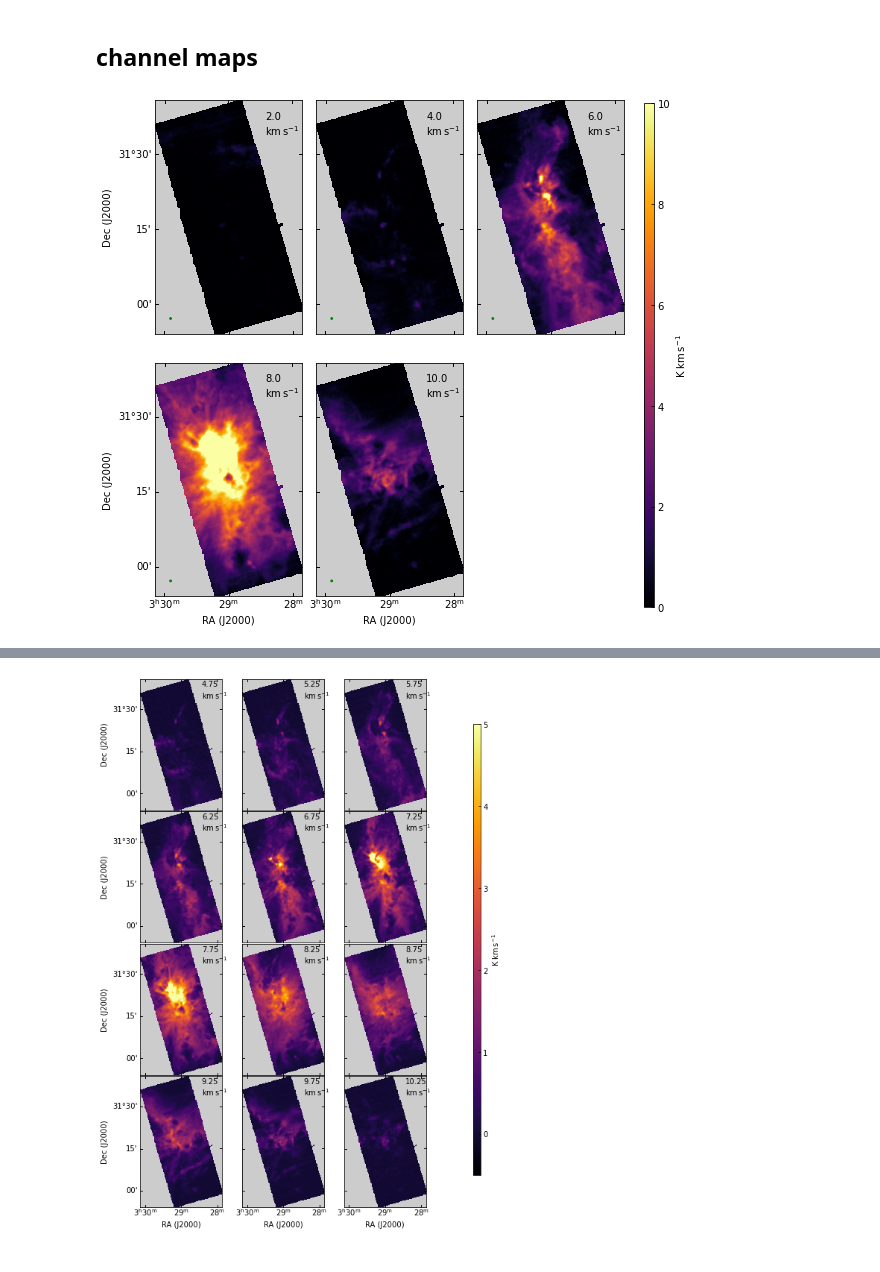
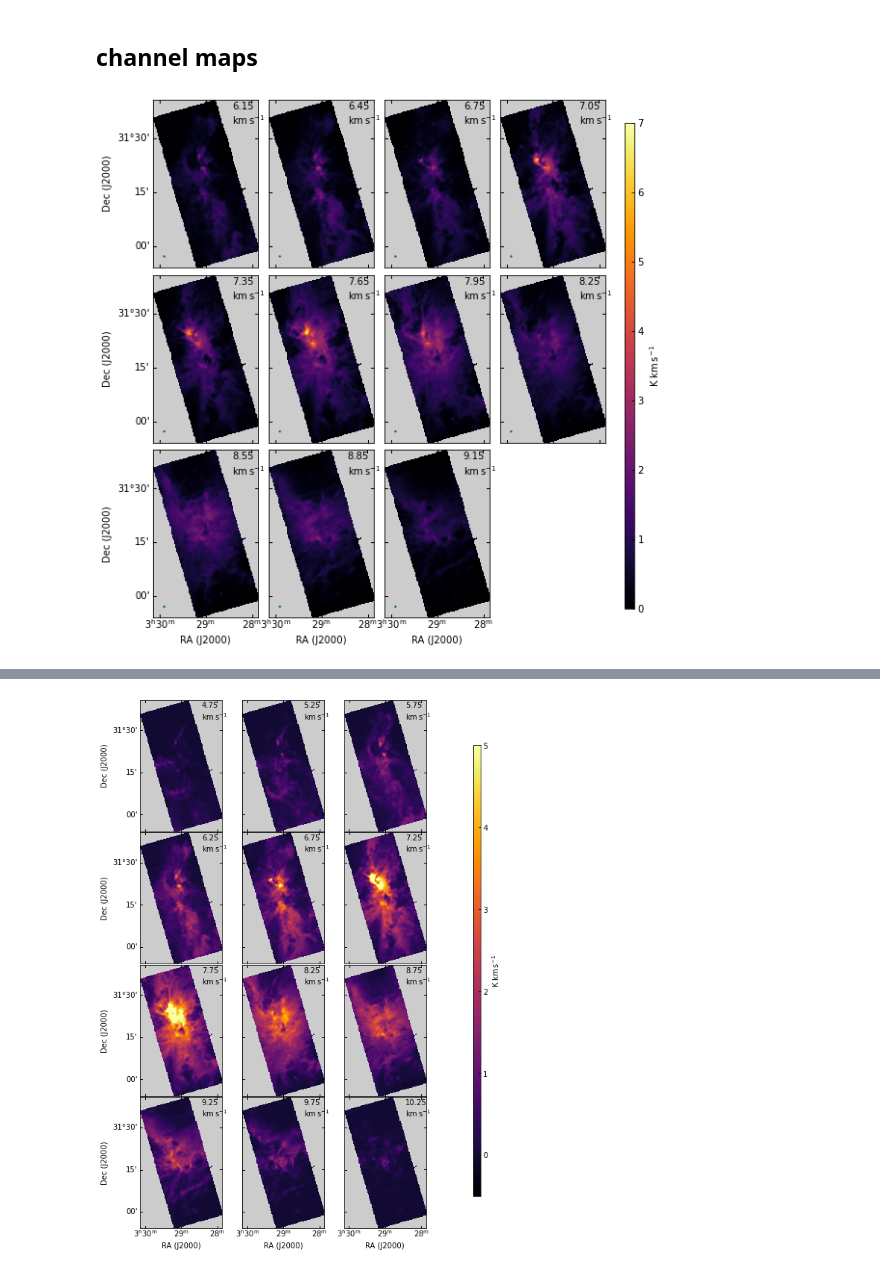
Before and after one commit to SpandanCh/SURFING_NGC1333, a Jupyter notebook: make_channel_maps.ipynb, the cells around one changed output, grey strips where cells are left out. Cells and saved outputs as stored; diff of their text form; code cells hidden in the pictures.

Commit message:
fixed velocity and header flatten functions

```diff
--- a/make_channel_maps.ipynb
+++ b/make_channel_maps.ipynb
@@ -34,8 +34,10 @@ def vel_axis(cb=None, hd=None):
     vel_rel = pos_rel * hd['cdelt3']     # convert to relative velocities
     vel_abs = vel_rel + hd['crval3']     # actual velocity values
 
-    if hd['cunit3'] == 'km s-1'
+    if hd['cunit3'] == 'km s-1' :
         vel_abs = vel_abs * u.km/u.s          # velocities with unit
+
+    return vel_abs
 # %% [markdown]
 ### make 2D header
 # %%
@@ -73,15 +75,18 @@ def plot_channel_maps(cb=None, hd=None, vmin=None, vmax=None, step=None, fig=Non
     fig, ax : matplotlib subplots
     """
 
+    vel_arr = vel_axis(cb=cb, hd=hd)
+
     v_chan_arr = np.arange(vmin, vmax, step)                         # create array with the endpoints of the channels
     n_chan = v_chan_arr.shape[0] - 1                                 # number of channels
-    v_chan_pos = np.zeros((n_chan, vel_axis.shape[0])).astype(bool)  # array with shape (no_of_chan, len_of_vel_ax)
+    v_chan_pos = np.zeros((n_chan, vel_arr.shape[0])).astype(bool)  # array with shape (no_of_chan, len_of_vel_ax)
+
 
     for i in range(n_chan):
         v1 = v_chan_arr[i]
         v2 = v_chan_arr[i + 1]
         vmid = np.round((v1 + v2)/2, 2)
-        v_chan_pos[i] = (vel_axis.value>=v1) * (vel_axis.value<v2)   # mask velocities outside the corresponding channels
+        v_chan_pos[i] = (vel_arr.value>=v1) * (vel_arr.value<v2)   # mask velocities outside the corresponding channels
 
 
     ax_flat = ax.flatten()                                           # flatten axes to plot
@@ -140,14 +145,18 @@ def plot_channel_maps(cb=None, hd=None, vmin=None, vmax=None, step=None, fig=Non
 
 
     return fig, ax
+# %%
+hd2d = flatten_header(hd=hd_13CO)
+# %%
+wcs = WCS(hd2d)
 # %%
-fig, ax = plt.subplots(ncols=3, nrows=2, gridspec_kw={'hspace': -0.2, 'wspace' : 0.1, 'left':0.05,
+fig, ax = plt.subplots(ncols=4, nrows=3, gridspec_kw={'hspace': -0.2, 'wspace' : 0.1, 'left':0.05,
                                                       'right':0.98,'top':0.97,'bottom':0.15}, figsize=(7, 10),
                      subplot_kw=dict(projection=wcs))
 
-fig, ax = plot_channel_maps(cb=cb_13CO, hd=hd_13CO, vmin=1, vmax=12, step=2, fig=fig, ax=ax,
-                            int_min=0, int_max=10, colourbar=True, beam=True)
+fig, ax = plot_channel_maps(cb=cb_13CO, hd=hd_13CO, vmin=6, vmax=9.5, step=0.3, fig=fig, ax=ax,
+                            int_min=0, int_max=7, colourbar=True, beam=True)
 
 ax[-1, -1].set_visible(False)
 # %% [output]
-[figure, old version]
+[figure, new version]
```
Also changed, not shown: parts of 3 cells of this notebook.
